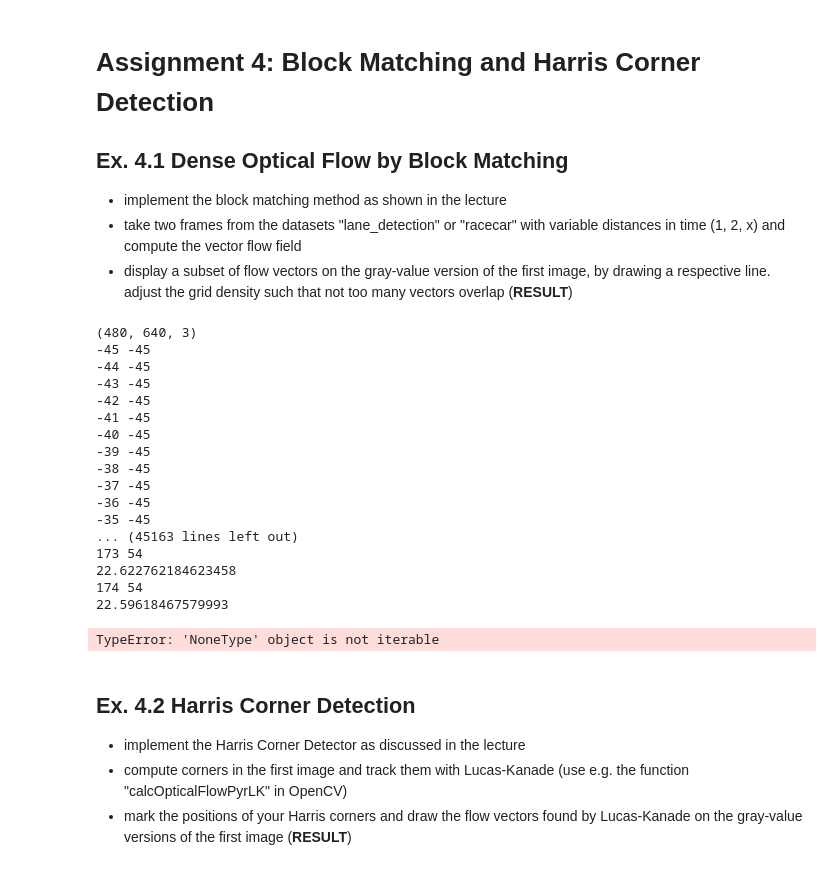
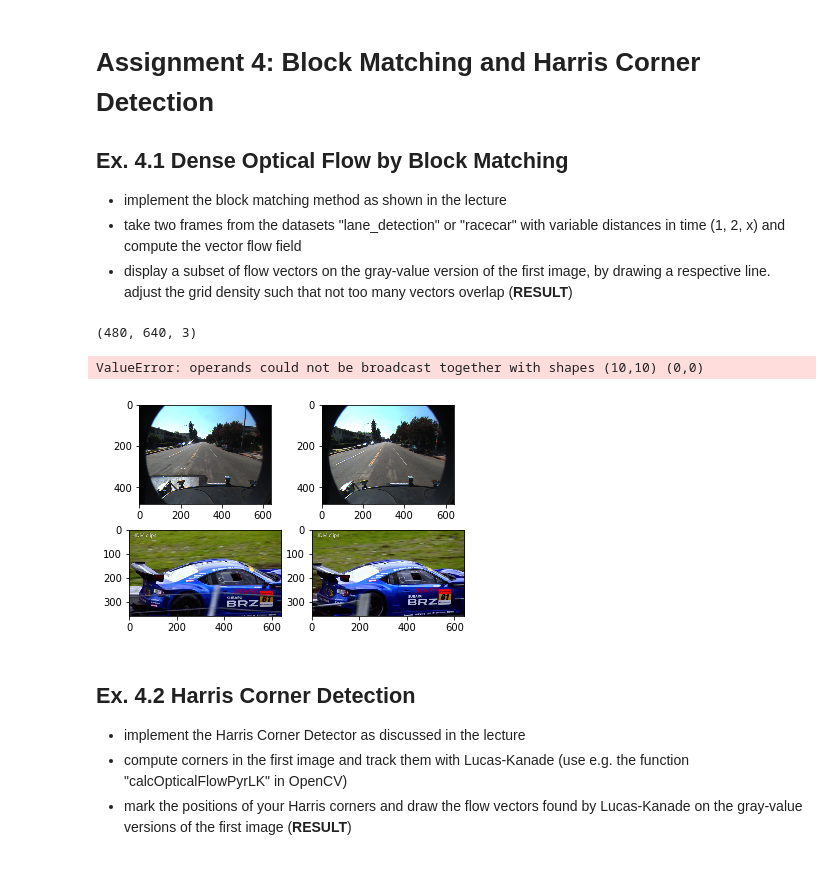
Before and after one commit to YJ14/Computer-Vision-2018, a Jupyter notebook: 04_BlockMatching_HarrisCorners.ipynb, the cells around one changed output. Drawn from its saved outputs; the diff is of its cells as text; code cells hidden in the pictures.

```diff
--- a/04_BlockMatching_HarrisCorners.ipynb
+++ b/04_BlockMatching_HarrisCorners.ipynb
@@ -119,57 +42,30 @@ def drawImageWithIndicators(image, indicators):
 # %%
 # chose other images if you like
 lane1 = io.imread('images/lane_detection/f00000.png')
 lane2 = io.imread('images/lane_detection/f00001.png')
 
 car1 = io.imread('images/racecar/100.jpeg')
 car2 = io.imread('images/racecar/102.jpeg')
 
 fig = plt.figure(0)
 ax11 = plt.subplot(2, 2, 1)
 ax12 = plt.subplot(2, 2, 2)
 ax21 = plt.subplot(2, 2, 3)
 ax22 = plt.subplot(2, 2, 4)
 
 ax11.imshow(lane1)
 ax12.imshow(lane2)
 
 ax21.imshow(car1)
 ax22.imshow(car2)
 
 print(lane1.shape)
 
-res = blockMatching(color.rgb2grey(lane1), color.rgb2grey(lane2), 5, 0.01)
-
-print(len(res))
-
-plt.figure(1)
-drawImageWithIndicators(lane1, res)
-
-plt.figure(2)
-drawImageWithIndicators(lane2, res)
-
-plt.figure(3)
-plt.imshow(lane1)
-plt.show()
+blockMatching(color.rgb2grey(lane1), color.rgb2grey(lane2), 5, 100)
 # %% [output]
 (480, 640, 3)
--45 -45
--44 -45
--43 -45
--42 -45
--41 -45
--40 -45
--39 -45
--38 -45
--37 -45
--36 -45
--35 -45
-... (45163 lines left out)
-173 54
-22.622762184623458
-174 54
-22.59618467579993
-TypeError: 'NoneType' object is not iterable
+ValueError: operands could not be broadcast together with shapes (10,10) (0,0)
+[figure, added]
 # %% [markdown]
 ## Ex. 4.2 Harris Corner Detection
 * implement the Harris Corner Detector as discussed in the lecture
```
Also changed, not shown: parts of 5 cells of this notebook.
